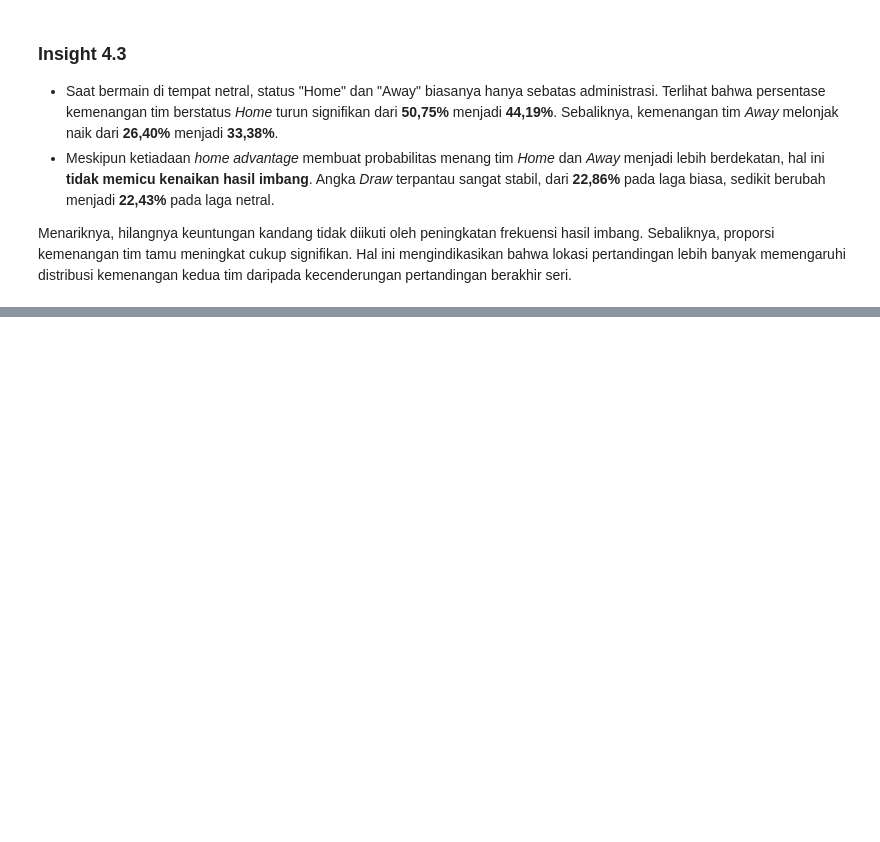
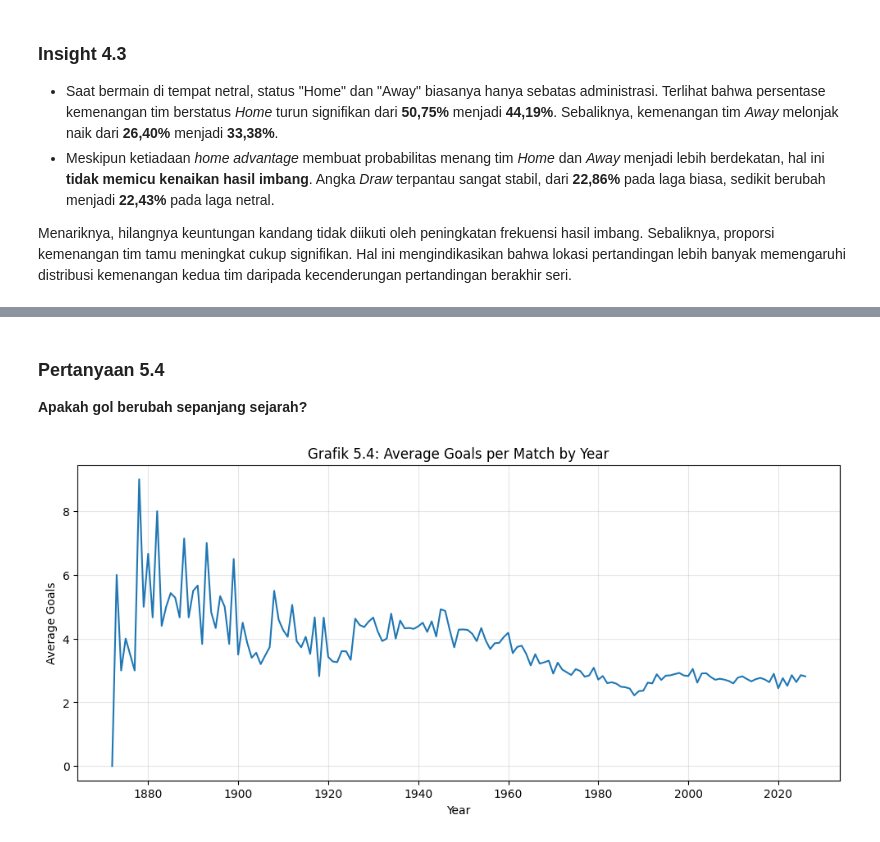
Before and after one commit to RyannPy/international-football-prediction, a Jupyter notebook: notebooks/04_exploratory_data_analyis.ipynb, the cells around one changed output, grey strips where cells are left out. Drawn from its saved outputs; the diff is of its cells as text; code cells hidden in the pictures; blank space fills up the shorter version.

```diff
--- a/notebooks/04_exploratory_data_analyis.ipynb
+++ b/notebooks/04_exploratory_data_analyis.ipynb
@@ -403,0 +448,7 @@ Analisis distribusi hasil pertandingan menunjukkan bahwa kemenangan tuan rumah m
+# %%
+results["scoreline"] = (
+    results["home_score"].astype(int).astype(str)
+    + "-"
+    +
+    results["away_score"].astype(int).astype(str)
+)
@@ -403,0 +480,24 @@ Analisis distribusi hasil pertandingan menunjukkan bahwa kemenangan tuan rumah m
+# %% [markdown]
+### Pertanyaan 5.4
+**Apakah gol berubah sepanjang sejarah?**
+# %%
+goals_per_year = (
+    results.groupby(results["date"].dt.year)["total_goals"].mean()
+)
+# %%
+plt.figure(figsize=(12, 5))
+
+plt.plot(
+    goals_per_year.index,
+    goals_per_year.values
+)
+
+plt.title("Grafik 5.4: Average Goals per Match by Year")
+plt.xlabel("Year")
+plt.ylabel("Average Goals")
+
+plt.grid(alpha=0.3)
+
+plt.show()
+# %% [output]
+[figure, added]
```
Also changed, not shown: parts of 13 cells of this notebook.
